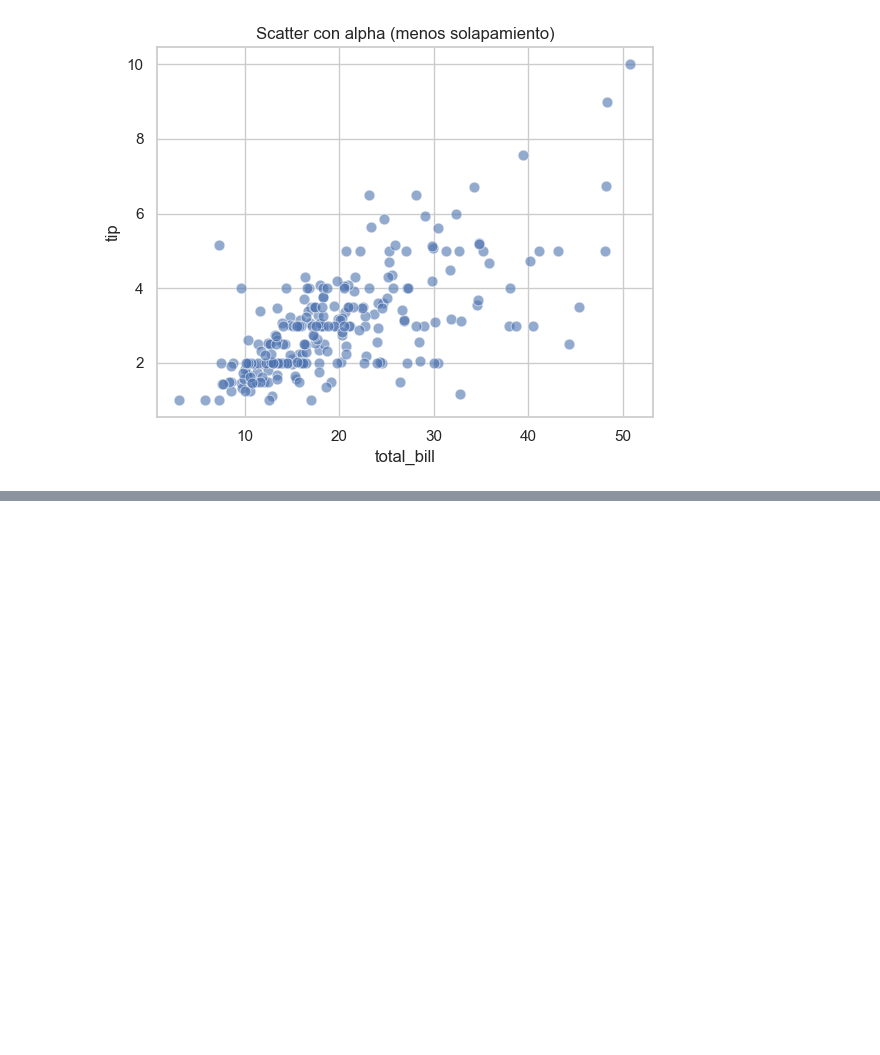
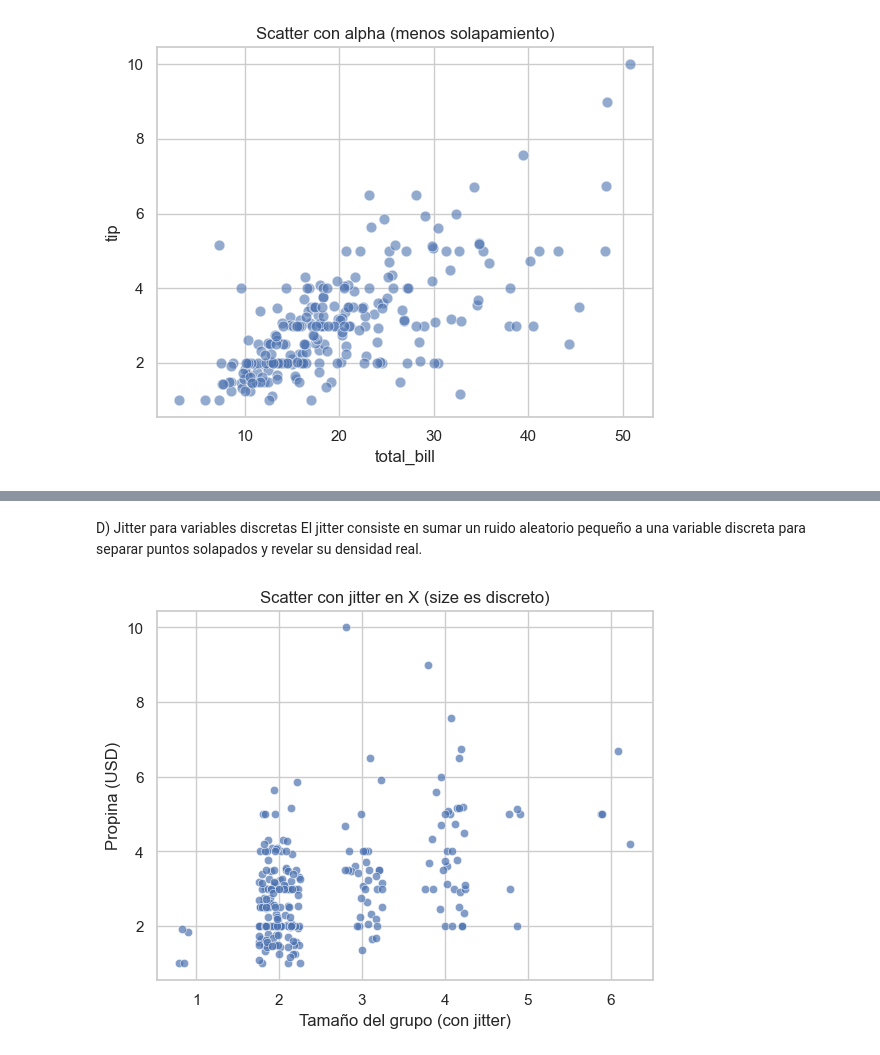
Before and after one commit to wilson-j-insaurralde/Seaborn, a Jupyter notebook: teoria/003_Gráficos de relaciones.ipynb, the cells around one changed output, grey strips where cells are left out. Saved outputs shown, nothing was run; the diff lists cells and outputs as text; code cells hidden in the pictures; blank space fills up the shorter version.

```diff
--- a/teoria/003_Gráficos de relaciones.ipynb
+++ b/teoria/003_Gráficos de relaciones.ipynb
@@ -49,0 +68,25 @@ plt.show()
+# %% [markdown]
+D) Jitter para variables discretas
+El jitter consiste en sumar un ruido aleatorio pequeño a una variable discreta para separar puntos solapados y revelar su densidad real.
+# %%
+import numpy as np
+import seaborn as sns
+import matplotlib.pyplot as plt
+
+sns.set_theme(style="whitegrid", context="notebook")
+tips = sns.load_dataset("tips").copy()
+
+# Agregar jitter manual al eje X si hay discretización fuerte
+jitter = (np.random.rand(len(tips)) - 0.5) * 0.5
+sns.scatterplot(
+    data=tips,
+    x=tips["size"] + jitter,
+    y="tip",
+    alpha=0.7
+)
+plt.title("Scatter con jitter en X (size es discreto)")
+plt.xlabel("Tamaño del grupo (con jitter)")
+plt.ylabel("Propina (USD)")
+plt.show()
+# %% [output]
+[figure, added]
```
Also changed, not shown: parts of 22 cells of this notebook.
